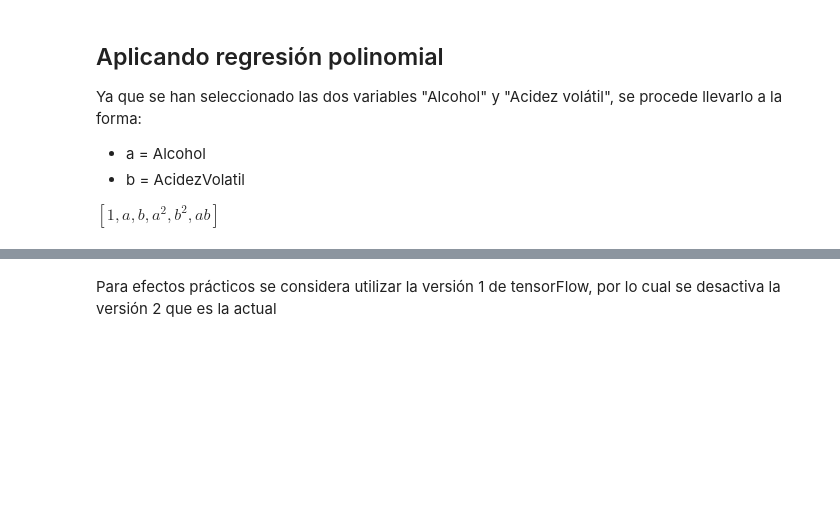
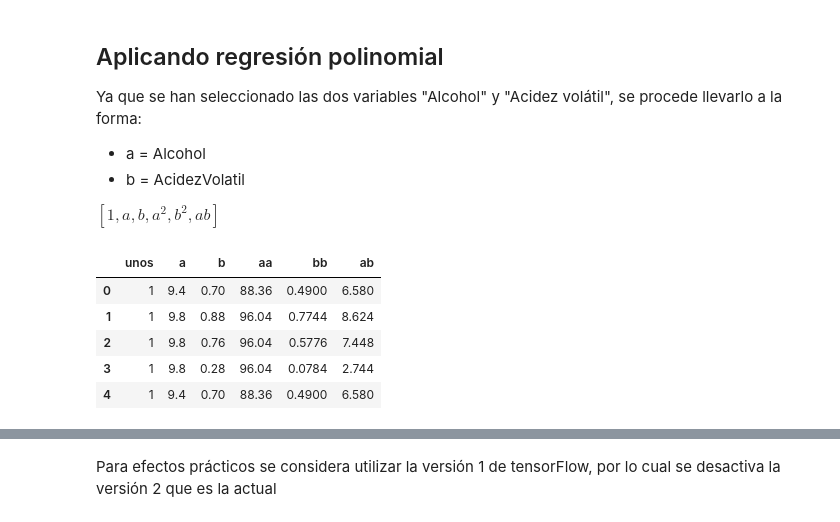
Before and after one commit to epinedaWorks/RegresionPolinomial, a Jupyter notebook: regresion_polinomial.ipynb, the cells around one changed output, grey strips where cells are left out. Saved outputs shown, nothing was run; the diff lists cells and outputs as text; code cells hidden in the pictures; blank space fills up the shorter version.

Commit message:
Matriz

```diff
--- a/regresion_polinomial.ipynb
+++ b/regresion_polinomial.ipynb
@@ -201,3 +201,16 @@ b=dfVinos["volatile acidity"]
 aa=a*a
 bb=b*b
 ab=a*b
+# %%
+##Creando matriz
+matrizPolinomial=pd.concat([a, b,aa,bb,ab], axis=1)
+matrizPolinomial.insert(0, '', 1)
+matrizPolinomial.columns=["unos","a","b","aa","bb","ab"]
+matrizPolinomial.head()
+# %% [output]
+|  | unos | a | b | aa | bb | ab |
+| 0 | 1 | 9.4 | 0.70 | 88.36 | 0.4900 | 6.580 |
+| 1 | 1 | 9.8 | 0.88 | 96.04 | 0.7744 | 8.624 |
+| 2 | 1 | 9.8 | 0.76 | 96.04 | 0.5776 | 7.448 |
+| 3 | 1 | 9.8 | 0.28 | 96.04 | 0.0784 | 2.744 |
+| 4 | 1 | 9.4 | 0.70 | 88.36 | 0.4900 | 6.580 |
```
Also changed, not shown: parts of 1 cell of this notebook.
